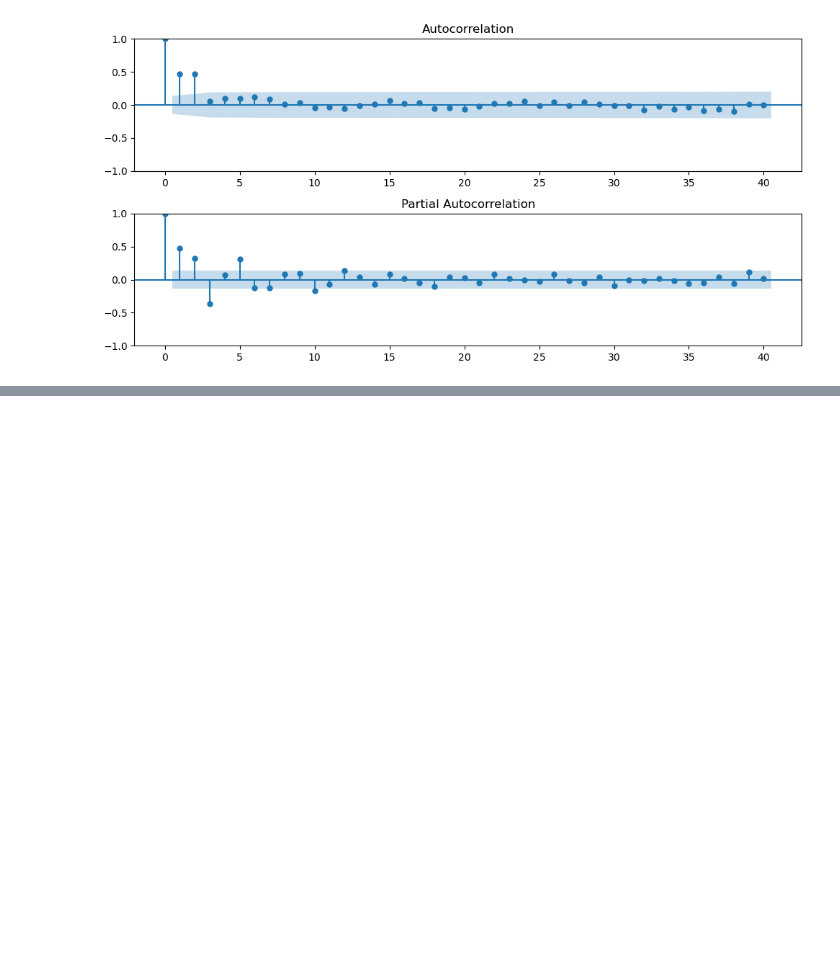
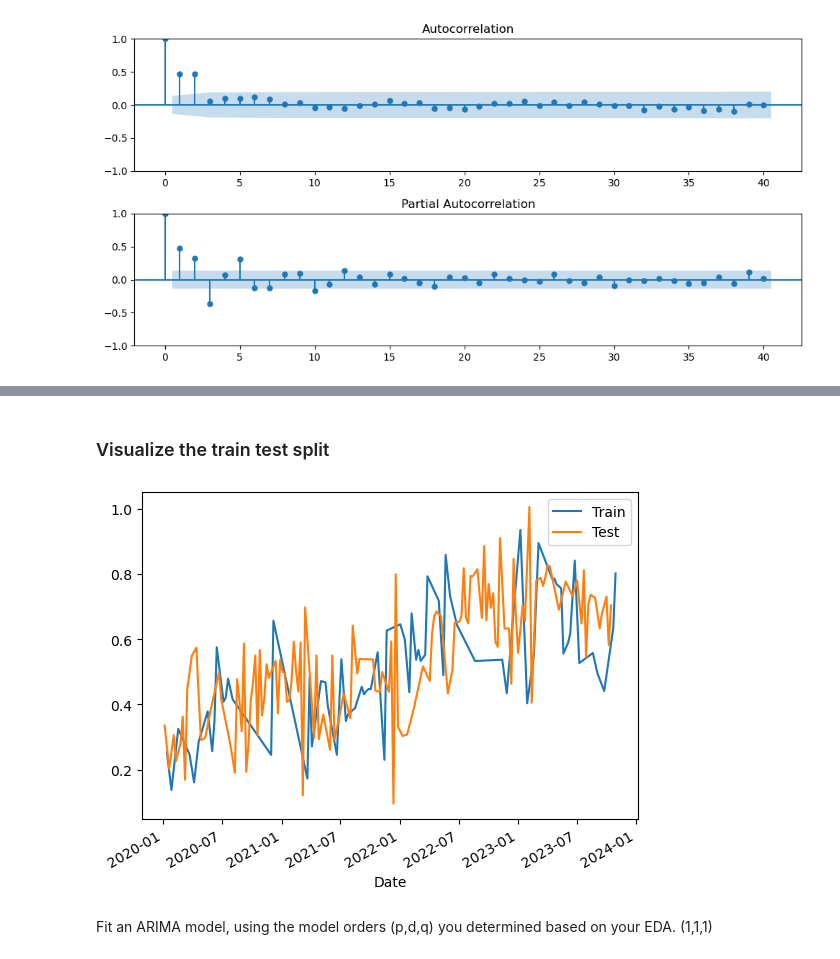
Before and after one commit to eyaGONGI/MA-RA-ARMA-Models, a Jupyter notebook: MA-RA-ARMA-Models.ipynb, the cells around one changed output, grey strips where cells are left out. Cells and saved outputs as stored; diff of their text form; code cells hidden in the pictures; blank space fills up the shorter version.

```diff
--- a/MA-RA-ARMA-Models.ipynb
+++ b/MA-RA-ARMA-Models.ipynb
@@ -223,0 +240,12 @@ plot_acf_pacf(ts_6)
+# %%
+train, test = train_test_split(ts_5, test_size=5*26)
+# %% [markdown]
+### Visualize the train test split
+# %%
+ax = train.plot(label='Train')
+test.plot(ax=ax, label='Test')
+ax.legend();
+# %% [output]
+[figure, added]
+# %% [markdown]
+Fit an ARIMA model, using the model orders (p,d,q) you determined based on your EDA. (1,1,1)
```
Also changed, not shown: parts of 19 cells of this notebook.
